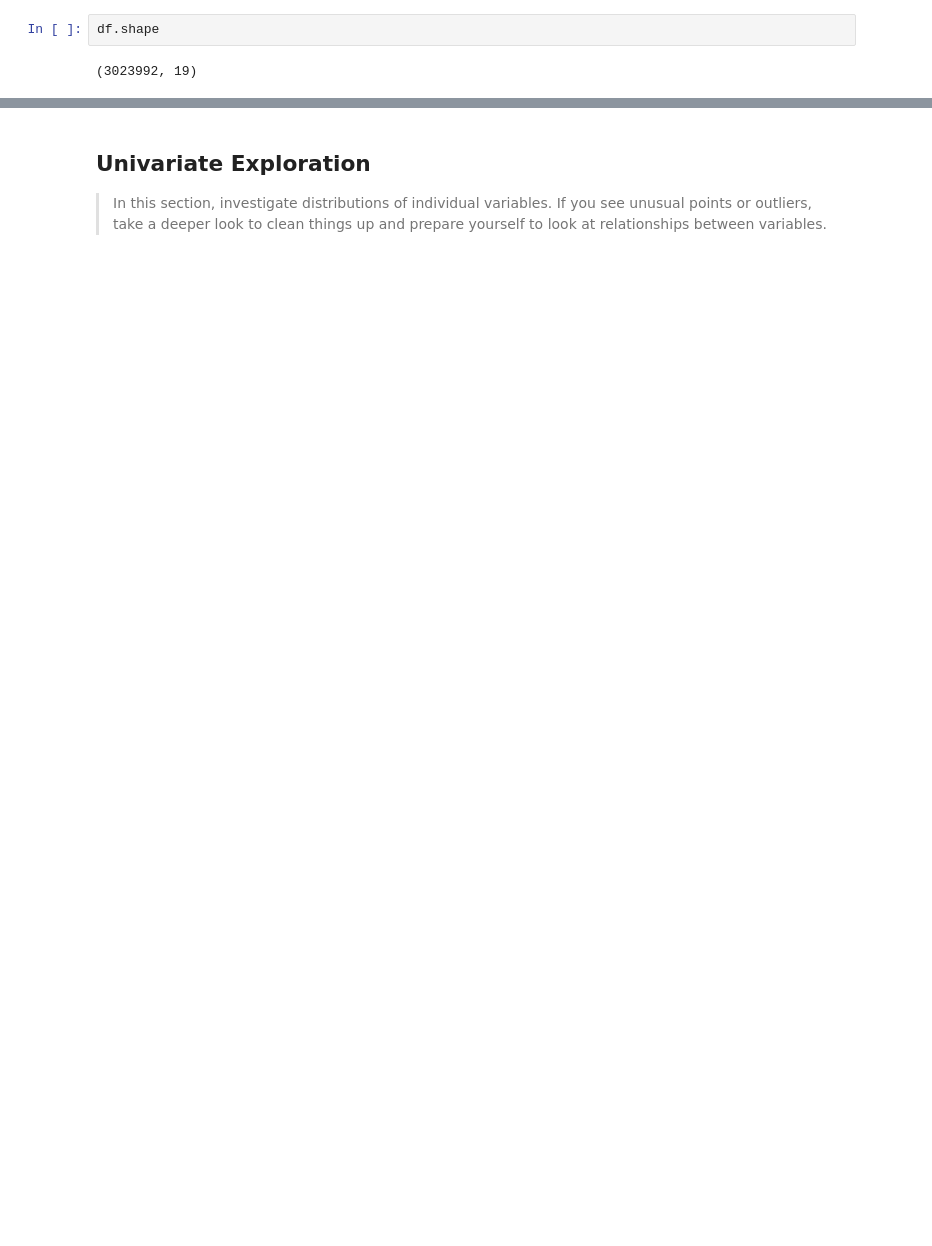
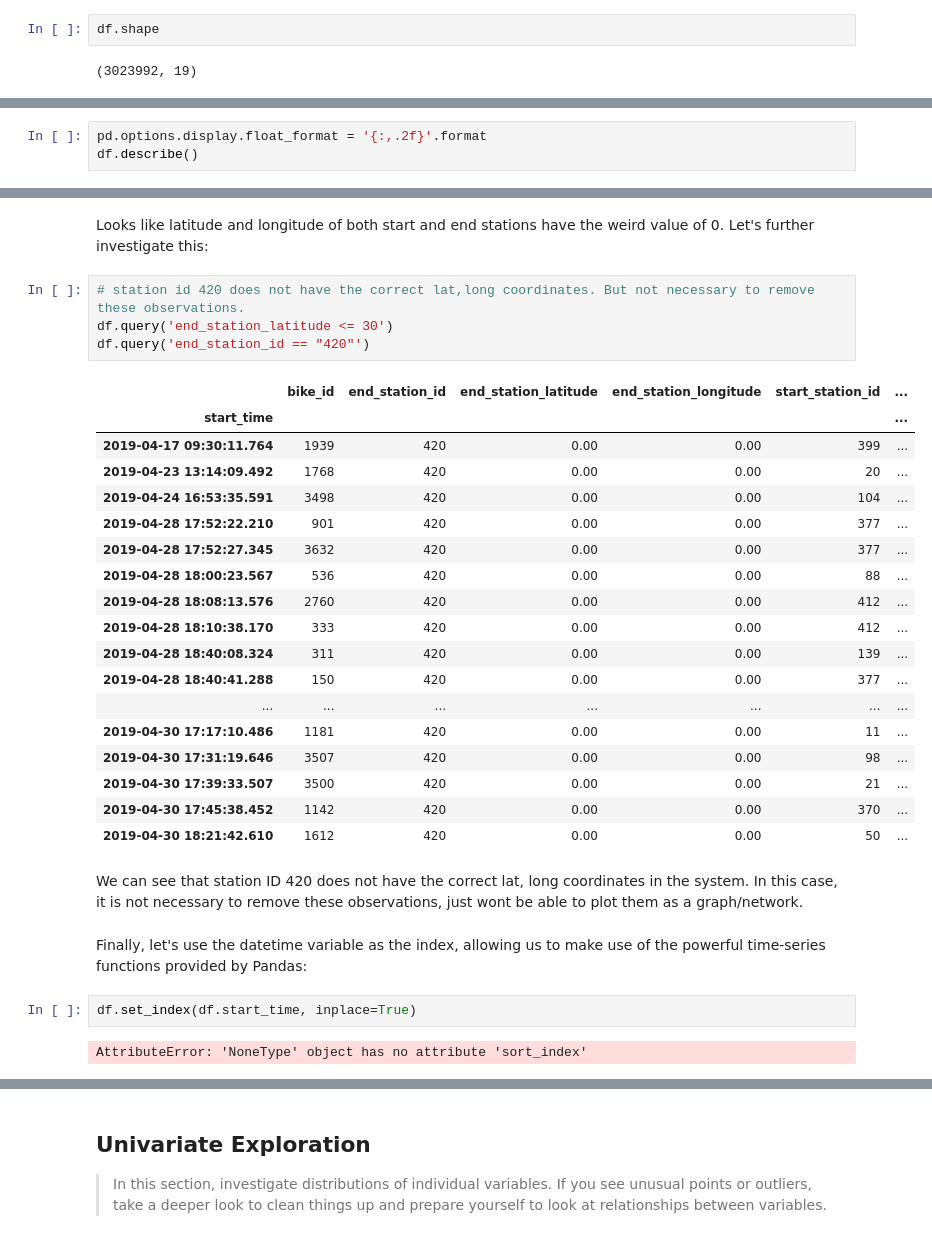
Before and after one commit to marcellovictorino/DAND_5_DataViz, a Jupyter notebook: 2_Project_ FordGoBike/1_EDA.ipynb, the cells around one changed output, grey strips where cells are left out. Drawn from its saved outputs; the diff is of its cells as text; blank space fills up the shorter version.

```diff
--- a/2_Project_ FordGoBike/1_EDA.ipynb
+++ b/2_Project_ FordGoBike/1_EDA.ipynb
@@ -42,0 +125,3 @@ df.shape
+# %%
+pd.options.display.float_format = '{:,.2f}'.format
+df.describe()
@@ -42,0 +147,34 @@ df.shape
+# %% [markdown]
+Looks like latitude and longitude of both start and end stations have the weird value of 0.
+Let's further investigate this:
+# %%
+# station id 420 does not have the correct lat,long coordinates. But not necessary to remove these observations.
+df.query('end_station_latitude <= 30')
+df.query('end_station_id == "420"')
+# %% [output]
+|  | bike_id | end_station_id | end_station_latitude | end_station_longitude | start_station_id | ... |
+| start_time |  |  |  |  |  | ... |
+| 2019-04-17 09:30:11.764 | 1939 | 420 | 0.00 | 0.00 | 399 | ... |
+| 2019-04-23 13:14:09.492 | 1768 | 420 | 0.00 | 0.00 | 20 | ... |
+| 2019-04-24 16:53:35.591 | 3498 | 420 | 0.00 | 0.00 | 104 | ... |
+| 2019-04-28 17:52:22.210 | 901 | 420 | 0.00 | 0.00 | 377 | ... |
+| 2019-04-28 17:52:27.345 | 3632 | 420 | 0.00 | 0.00 | 377 | ... |
+| 2019-04-28 18:00:23.567 | 536 | 420 | 0.00 | 0.00 | 88 | ... |
+| 2019-04-28 18:08:13.576 | 2760 | 420 | 0.00 | 0.00 | 412 | ... |
+| 2019-04-28 18:10:38.170 | 333 | 420 | 0.00 | 0.00 | 412 | ... |
+| 2019-04-28 18:40:08.324 | 311 | 420 | 0.00 | 0.00 | 139 | ... |
+| 2019-04-28 18:40:41.288 | 150 | 420 | 0.00 | 0.00 | 377 | ... |
+| ... | ... | ... | ... | ... | ... | ... |
+| 2019-04-30 17:17:10.486 | 1181 | 420 | 0.00 | 0.00 | 11 | ... |
+| 2019-04-30 17:31:19.646 | 3507 | 420 | 0.00 | 0.00 | 98 | ... |
+| 2019-04-30 17:39:33.507 | 3500 | 420 | 0.00 | 0.00 | 21 | ... |
+| 2019-04-30 17:45:38.452 | 1142 | 420 | 0.00 | 0.00 | 370 | ... |
+| 2019-04-30 18:21:42.610 | 1612 | 420 | 0.00 | 0.00 | 50 | ... |
+# %% [markdown]
+We can see that station ID 420 does not have the correct lat, long coordinates in the system. In this case, it is not necessary to remove these observations, just wont be able to plot them as a graph/network.
+# %% [markdown]
+Finally, let's use the datetime variable as the index, allowing us to make use of the powerful time-series functions provided by Pandas:
+# %%
+df.set_index(df.start_time, inplace=True)
+# %% [output]
+AttributeError: 'NoneType' object has no attribute 'sort_index'
```
Also changed, not shown: parts of 20 cells of this notebook.
